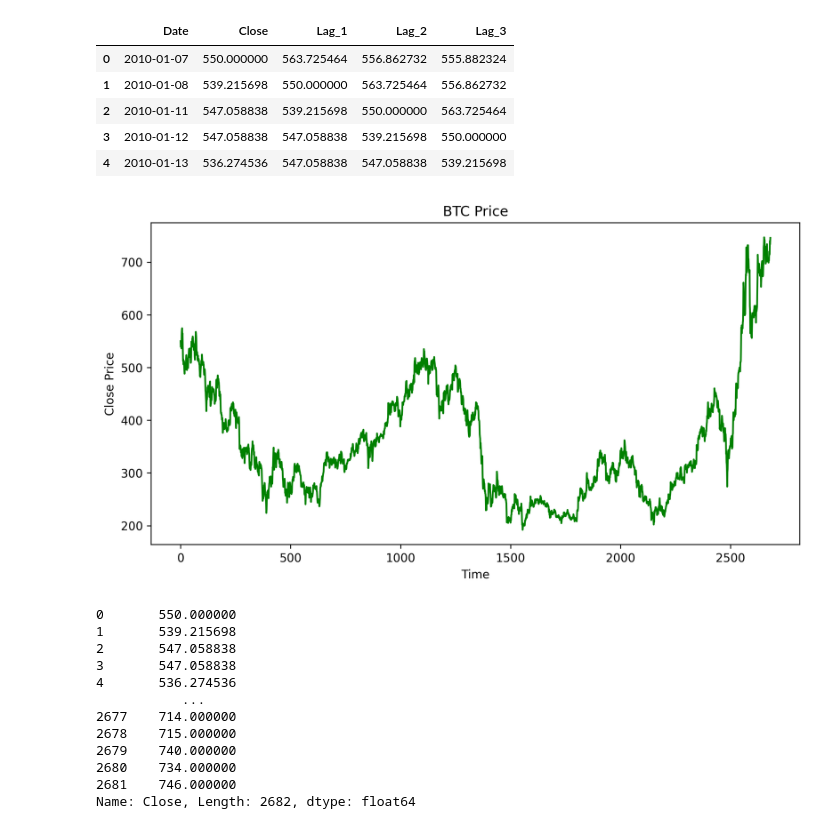
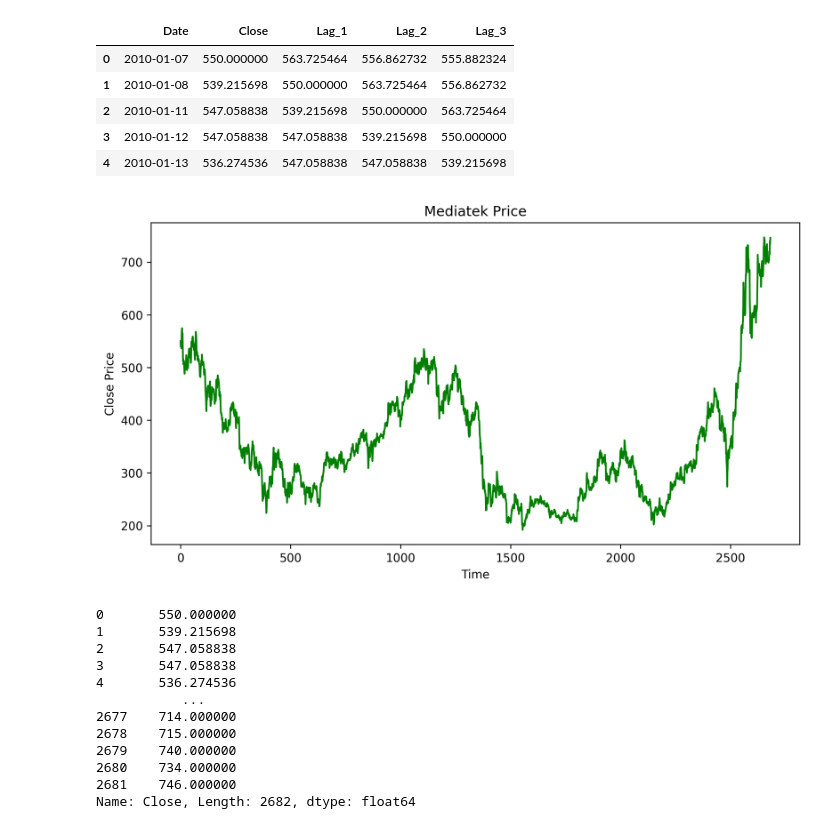
Before and after one commit to xdomodomox/colab, a Jupyter notebook: SimpleRNN.ipynb, the cells around one changed output. Drawn from its saved outputs; the diff is of its cells as text; code cells hidden in the pictures.

```diff
--- a/SimpleRNN.ipynb
+++ b/SimpleRNN.ipynb
@@ -262,13 +57,13 @@ price_diff
 # %%
 data=data['Close']
 plt.figure(figsize=(10,5),dpi=300)
 plt.plot(data, color ='green');
 plt.ylabel('Close Price')
-plt.title('BTC Price')
+plt.title('Mediatek Price')
 plt.xlabel('Time')
 plt.show()
 # %% [output]
-[figure, old version]
+[figure, new version]
 # %%
 data
 # %% [output]
```
Also changed, not shown: parts of 20 cells of this notebook.
